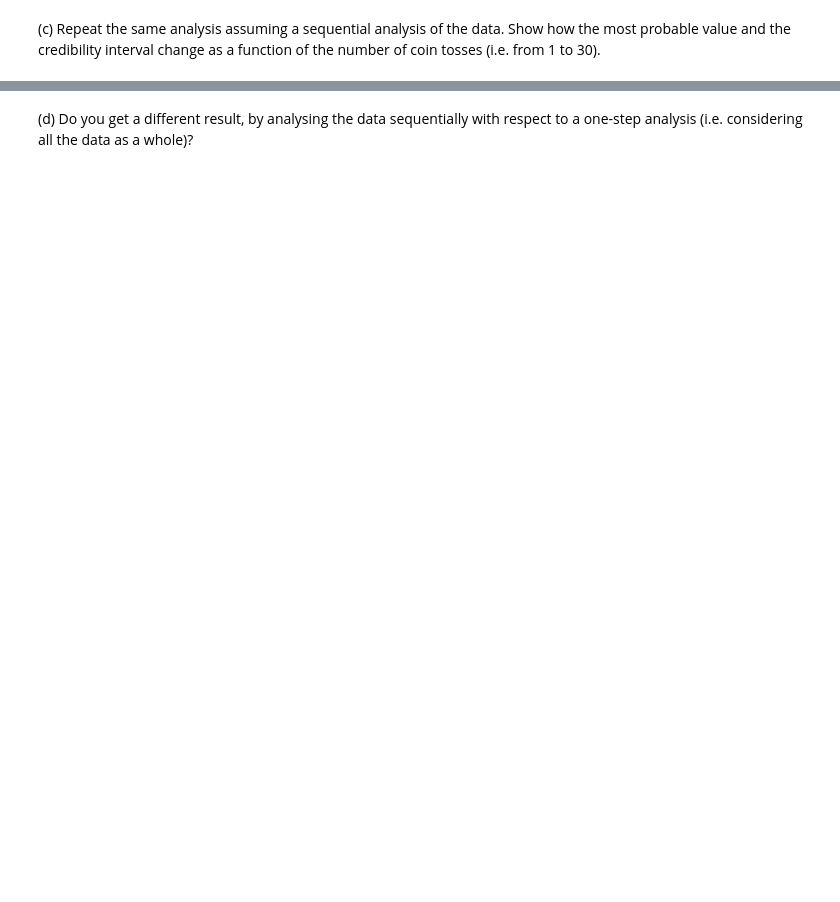
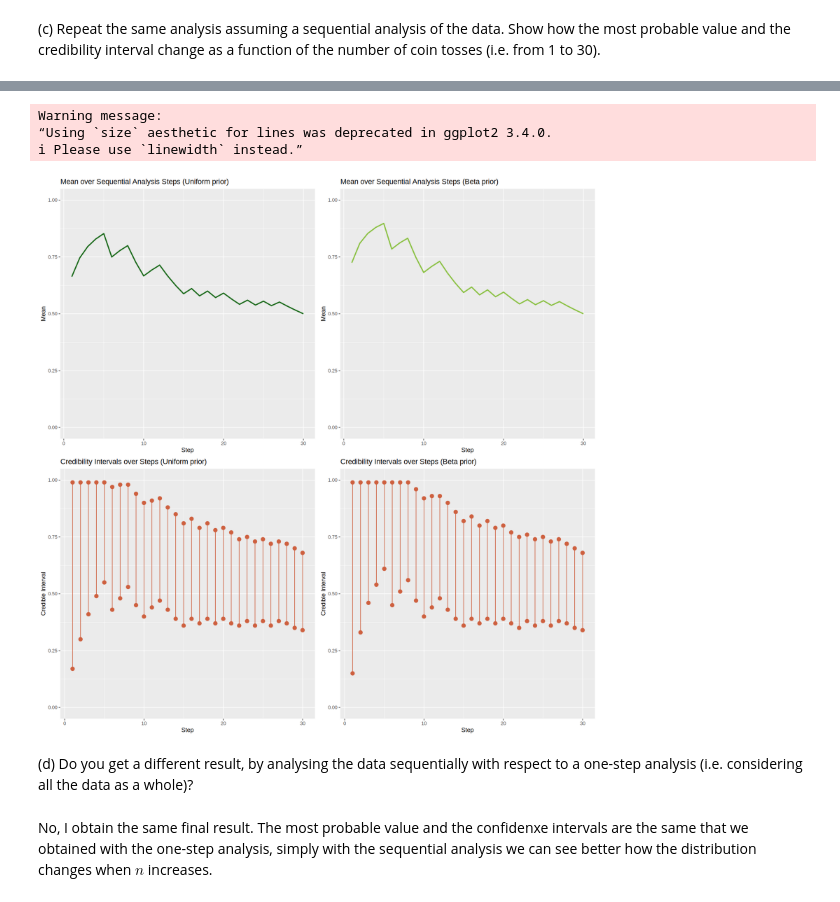
Before and after one commit to Kallo27/Advanced_statistics, a Jupyter notebook: Lab03/CalandraBuonaura_LorenzoRlab03.ipynb, the cells around one changed output, grey strips where cells are left out. Saved outputs shown, nothing was run; the diff lists cells and outputs as text; code cells hidden in the pictures; blank space fills up the shorter version.

```diff
--- a/Lab03/CalandraBuonaura_LorenzoRlab03.ipynb
+++ b/Lab03/CalandraBuonaura_LorenzoRlab03.ipynb
@@ -422,2 +496,56 @@ grid.arrange(coin_un_plot, coin_beta_plot, likelihood_plot,
+# %%
+mean_plot <- ggplot(data.frame(step = 1:n_it, mean = unlist(means)),
+                    aes(x = step, y = mean)) +
+  geom_line(color = "#146614", size = 1) +
+  labs(title = "Mean over Sequential Analysis Steps (Uniform prior)",
+       x = "Step",
+       y = "Mean") +
+  coord_cartesian(ylim = c(0, 1))
+
+mean_2_plot <- ggplot(data.frame(step = 1:n_it, mean_2 = unlist(means_2)),
+                      aes(x = step, y = mean_2)) +
+  geom_line(color = "#88c03e", size = 1) +
+  labs(title = "Mean over Sequential Analysis Steps (Beta prior)",
+       x = "Step",
+       y = "Mean") +
+  coord_cartesian(ylim = c(0, 1))
+
+cred_int_df <- data.frame(step = 1:n_it,
+                          l_l = sapply(cred_int, "[[", 1),
+                          u_l = sapply(cred_int, "[[", 2))
+
+cred_int_plot <- ggplot(cred_int_df, aes(x = step, y = l_l)) +
+  geom_point(color = "#ce603f", size = 3) +
+  geom_errorbar(aes(ymin = l_l, ymax = u_l), color = "#ce603f", width = 0.2) +
+  geom_point(aes(y = u_l), color = "#ce603f", size = 3) +
+  labs(title = "Credibility Intervals over Steps (Uniform prior)",
+       x = "Step",
+       y = "Credible Interval") +
+  scale_y_continuous(limits = c(0, 1))
+
+cred_int_2_df <- data.frame(step = 1:n_it,
+                            l_l_2 = sapply(cred_int_2, "[[", 1),
+                            u_l_2 = sapply(cred_int_2, "[[", 2))
+
+cred_int_2_plot <- ggplot(cred_int_2_df, aes(x = step, y = l_l_2)) +
+  geom_point(color = "#ce603f", size = 3) +
+  geom_errorbar(aes(ymin = l_l_2, ymax = u_l_2),
+                color = "#ce603f", width = 0.2) +
+  geom_point(aes(y = u_l_2), color = "#ce603f", size = 3) +
+  labs(title = "Credibility Intervals over Steps (Beta prior)",
+       x = "Step",
+       y = "Credible Interval") +
+  scale_y_continuous(limits = c(0, 1))
+
+options(repr.plot.width = 14, repr.plot.height = 14)
+grid.arrange(mean_plot, mean_2_plot, cred_int_plot, cred_int_2_plot,
+             ncol = 2, nrow = 2)
+# %% [output]
+Warning message:
+“Using `size` aesthetic for lines was deprecated in ggplot2 3.4.0.
+ℹ Please use `linewidth` instead.”
+[figure, added]
 # %% [markdown]
 (d) Do you get a different result, by analysing the data sequentially with respect to a one-step analysis (i.e. considering all the data as a whole)?
+# %% [markdown]
+No, I obtain the same final result. The most probable value and the confidenxe intervals are the same that we obtained with the one-step analysis, simply with the sequential analysis we can see better how the distribution changes when $n$ increases.
```
Also changed, not shown: parts of 10 cells of this notebook.
